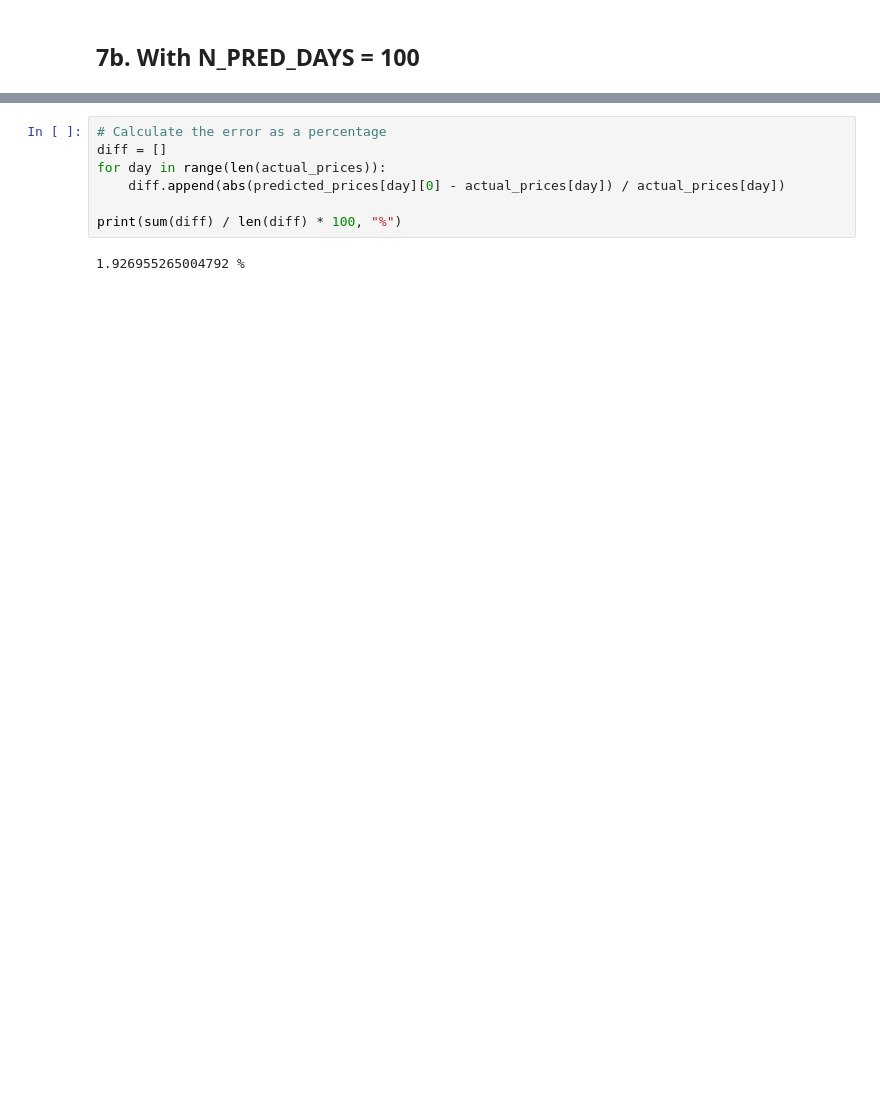
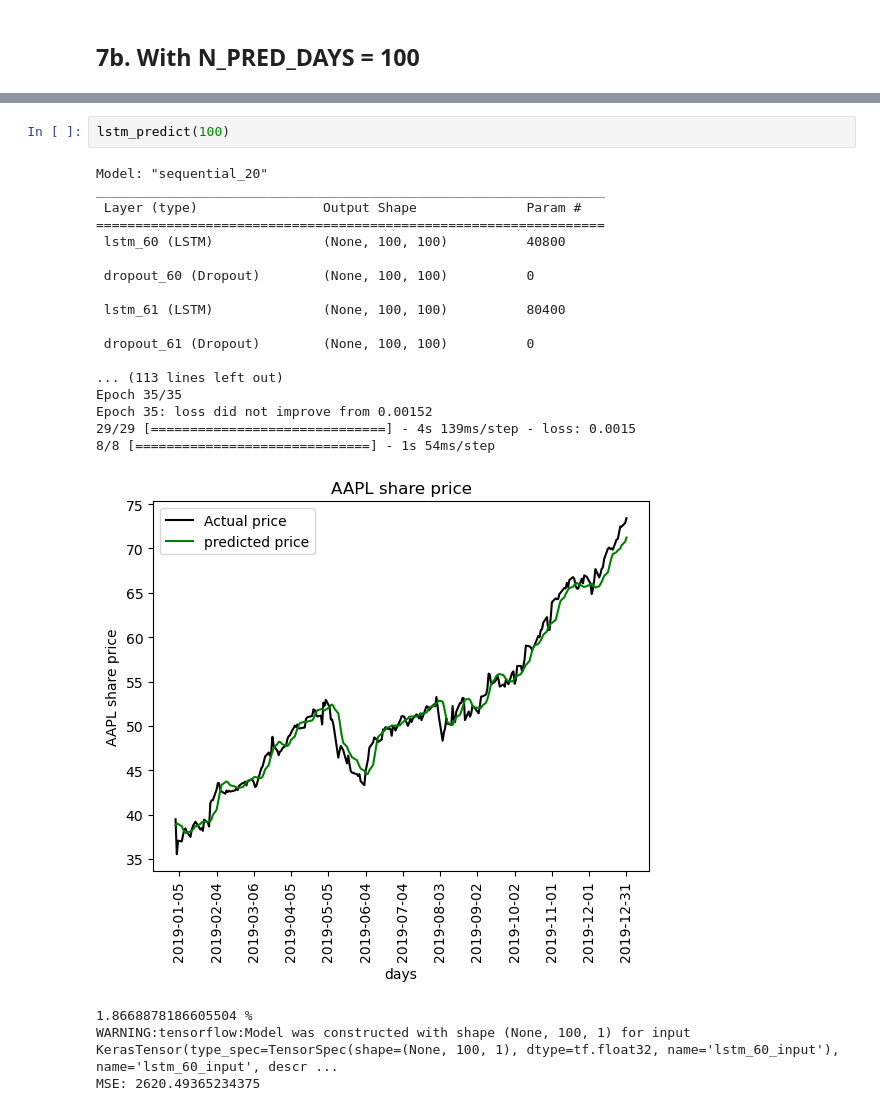
Before and after one commit to CodeLutetium/SC1015-Stock-Predictor, a Jupyter notebook: LSTM Models/lstm_yahoo.ipynb, the cells around one changed output, grey strips where cells are left out. Cells and saved outputs as stored; diff of their text form; blank space fills up the shorter version.

```diff
--- a/LSTM Models/lstm_yahoo.ipynb
+++ b/LSTM Models/lstm_yahoo.ipynb
@@ -524,9 +435,24 @@ plt.show()
-# %%
-# Calculate the error as a percentage
-diff = []
-for day in range(len(actual_prices)):
-    diff.append(abs(predicted_prices[day][0] - actual_prices[day]) / actual_prices[day])
-
-print(sum(diff) / len(diff) * 100, "%")
-# %% [output]
-1.926955265004792 %
+# %%
+lstm_predict(100)
+# %% [output]
+Model: "sequential_20"
+_________________________________________________________________
+ Layer (type)                Output Shape              Param #
+=================================================================
+ lstm_60 (LSTM)              (None, 100, 100)          40800
+
+ dropout_60 (Dropout)        (None, 100, 100)          0
+
+ lstm_61 (LSTM)              (None, 100, 100)          80400
+
+ dropout_61 (Dropout)        (None, 100, 100)          0
+
+... (113 lines left out)
+Epoch 35/35
+Epoch 35: loss did not improve from 0.00152
+29/29 [==============================] - 4s 139ms/step - loss: 0.0015
+8/8 [==============================] - 1s 54ms/step
+[figure, added]
+1.8668878186605504 %
+WARNING:tensorflow:Model was constructed with shape (None, 100, 1) for input KerasTensor(type_spec=TensorSpec(shape=(None, 100, 1), dtype=tf.float32, name='lstm_60_input'), name='lstm_60_input', descr ...
+MSE: 2620.49365234375
```
Also changed, not shown: parts of 29 cells of this notebook, 4 other files.
